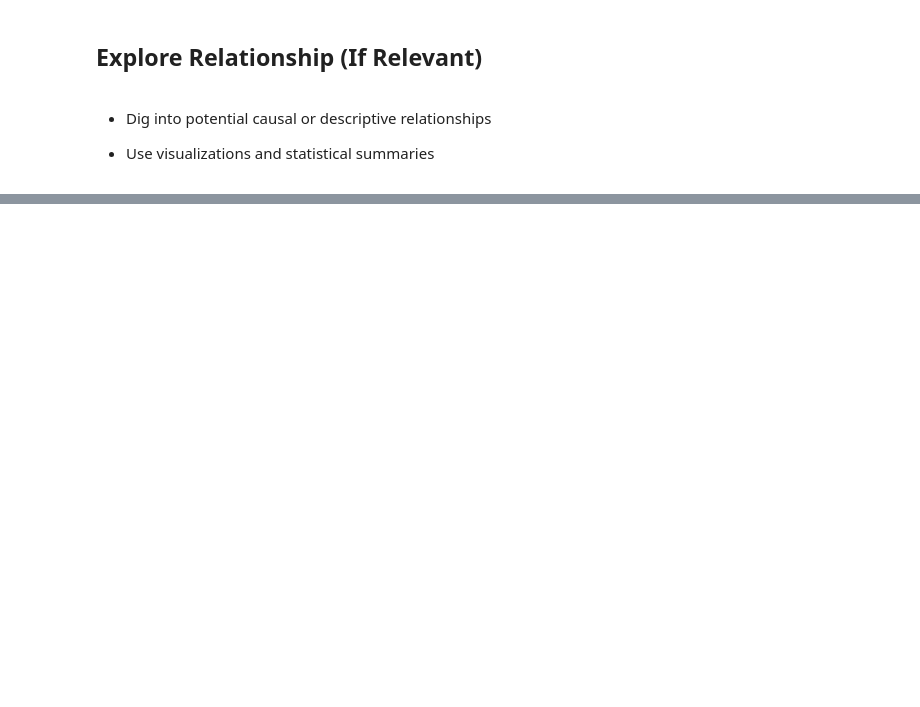
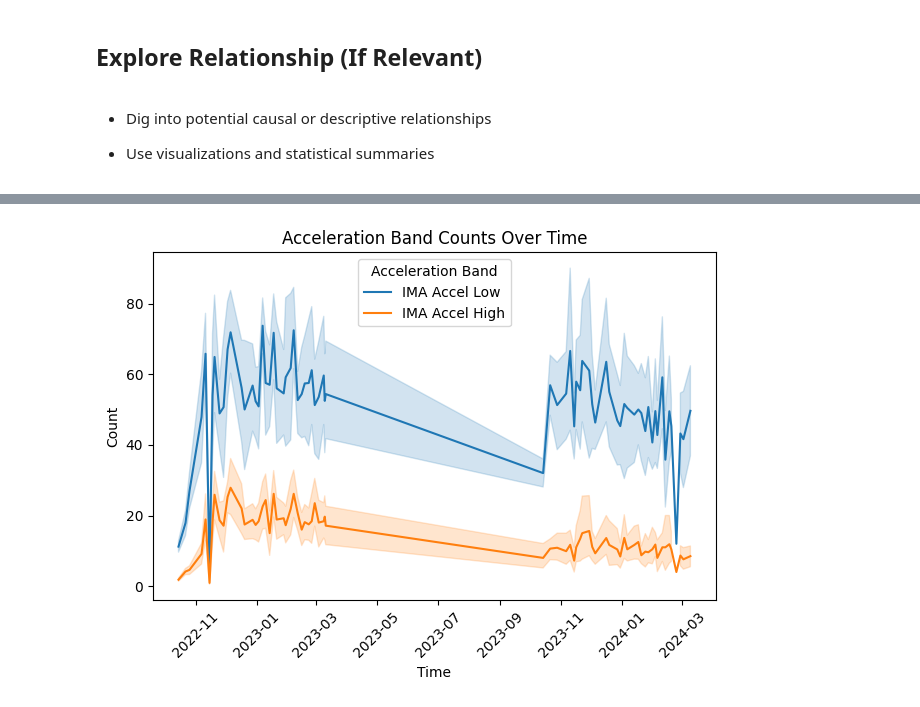
Before and after one commit to mgh2xx/FinalProject, a Jupyter notebook: assignments/EDA.ipynb, the cells around one changed output, grey strips where cells are left out. Saved outputs shown, nothing was run; the diff lists cells and outputs as text; code cells hidden in the pictures; blank space fills up the shorter version.

```diff
--- a/assignments/EDA.ipynb
+++ b/assignments/EDA.ipynb
@@ -230,0 +286,13 @@ plt.show()
+# %%
+df_melted = data.melt(id_vars='Date', value_vars=['IMA Accel Low', 'IMA Accel High'], var_name='Acceleration Band', value_name='Count')
+
+# Plot
+sns.lineplot(data=df_melted, x='Date', y='Count', hue='Acceleration Band')
+plt.title("Acceleration Band Counts Over Time")
+plt.xlabel("Time")
+plt.ylabel("Count")
+plt.xticks(rotation=45)
+plt.tight_layout()
+plt.show()
+# %% [output]
+[figure, added]
```
Also changed, not shown: parts of 5 cells of this notebook.
